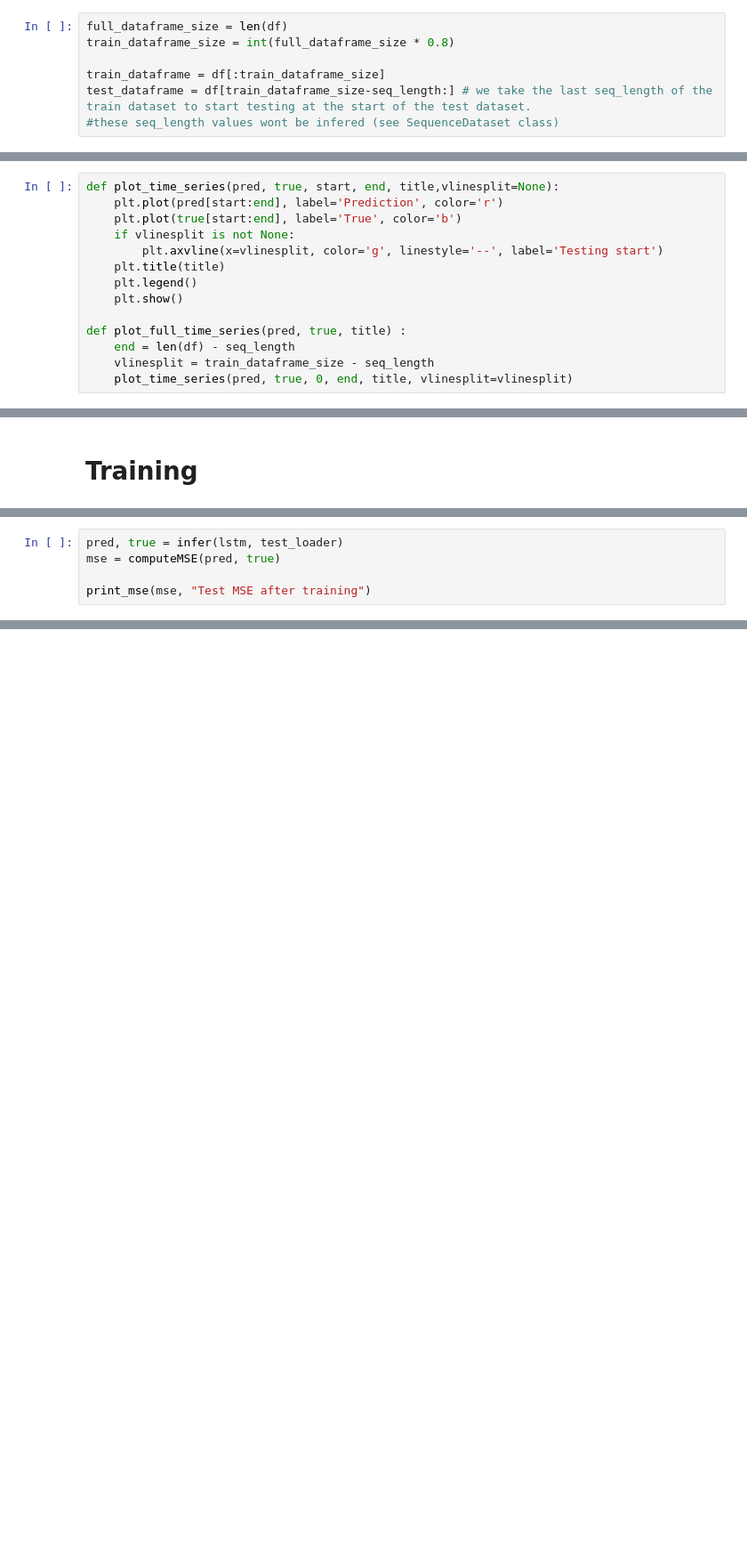
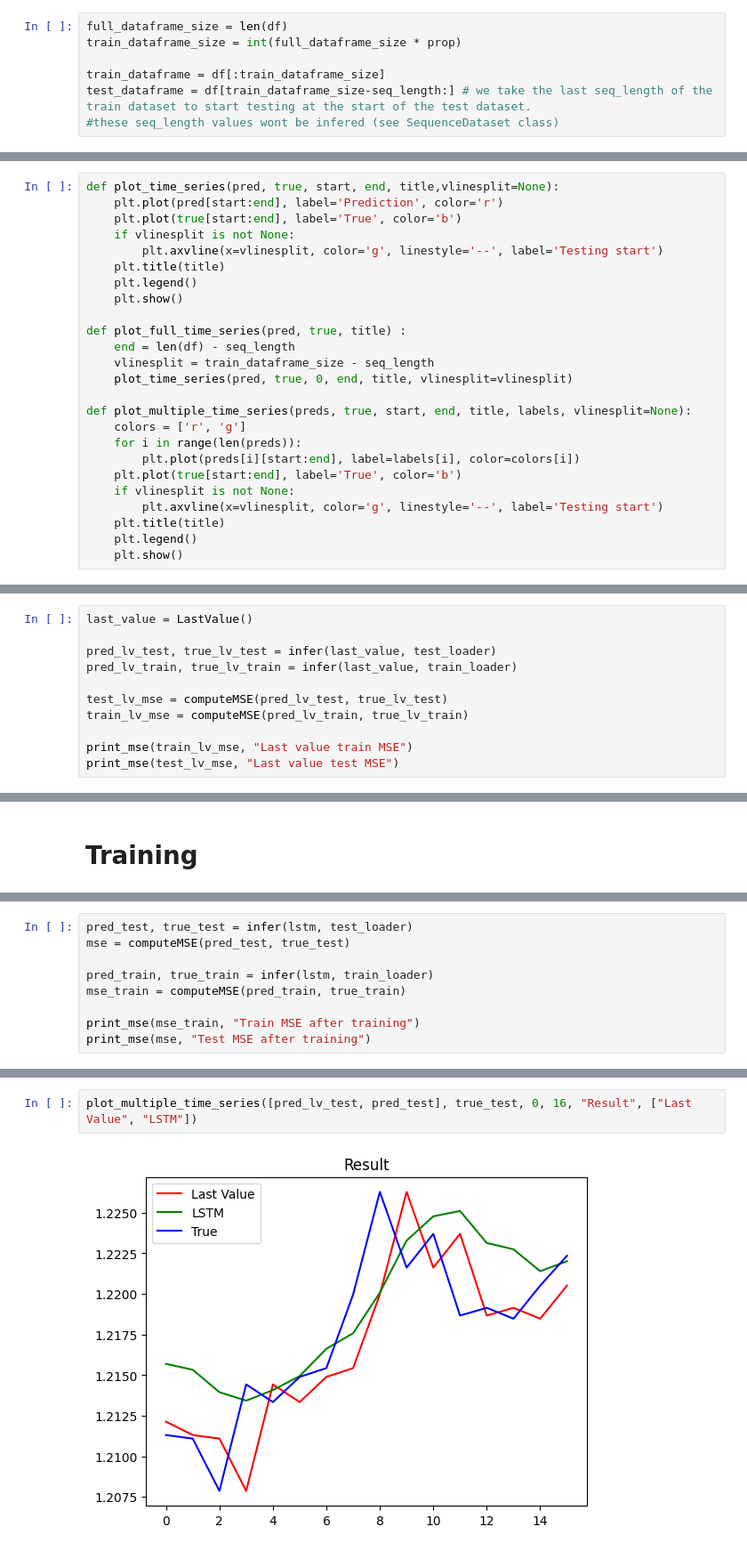
Before and after one commit to PierreJ45/QuantumEmbedding, a Jupyter notebook: lstm.ipynb, the cells around one changed output, grey strips where cells are left out. Shown at 89% size. Cells and saved outputs as stored; diff of their text form; blank space fills up the shorter version.

Commit message:
classical lstm done + mlflow for logging

```diff
--- a/lstm.ipynb
+++ b/lstm.ipynb
@@ -96,6 +136,6 @@ plt.show()
 # %%
 full_dataframe_size = len(df)
-train_dataframe_size = int(full_dataframe_size * 0.8)
+train_dataframe_size = int(full_dataframe_size * prop)
 
 train_dataframe = df[:train_dataframe_size]
 test_dataframe = df[train_dataframe_size-seq_length:] # we take the last seq_length of the train dataset to start testing at the start of the test dataset.
@@ -179,3 +219,14 @@ def plot_full_time_series(pred, true, title) :
     end = len(df) - seq_length
     vlinesplit = train_dataframe_size - seq_length
     plot_time_series(pred, true, 0, end, title, vlinesplit=vlinesplit)
+
+def plot_multiple_time_series(preds, true, start, end, title, labels, vlinesplit=None):
+    colors = ['r', 'g']
+    for i in range(len(preds)):
+        plt.plot(preds[i][start:end], label=labels[i], color=colors[i])
+    plt.plot(true[start:end], label='True', color='b')
+    if vlinesplit is not None:
+        plt.axvline(x=vlinesplit, color='g', linestyle='--', label='Testing start')
+    plt.title(title)
+    plt.legend()
+    plt.show()
@@ -251,0 +318,11 @@ print_mse(mse, "Last value test MSE")
+# %%
+last_value = LastValue()
+
+pred_lv_test, true_lv_test = infer(last_value, test_loader)
+pred_lv_train, true_lv_train = infer(last_value, train_loader)
+
+test_lv_mse = computeMSE(pred_lv_test, true_lv_test)
+train_lv_mse = computeMSE(pred_lv_train, true_lv_train)
+
+print_mse(train_lv_mse, "Last value train MSE")
+print_mse(test_lv_mse, "Last value test MSE")
@@ -343,6 +424,10 @@ train_losses, test_losses = train(lstm, train_loader, test_loader, optimizer, lo
 # %%
-pred, true = infer(lstm, test_loader)
-mse = computeMSE(pred, true)
+pred_test, true_test = infer(lstm, test_loader)
+mse = computeMSE(pred_test, true_test)
 
+pred_train, true_train = infer(lstm, train_loader)
+mse_train = computeMSE(pred_train, true_train)
+
+print_mse(mse_train, "Train MSE after training")
 print_mse(mse, "Test MSE after training")
 # %% [output]
@@ -359,0 +442,4 @@ plot_loss(train_losses, "train loss", remove_first=True)
+# %%
+plot_multiple_time_series([pred_lv_test, pred_test], true_test, 0, 16, "Result", ["Last Value", "LSTM"])
+# %% [output]
+[figure, added]
```
Also changed, not shown: parts of 23 cells of this notebook, 1 other file.
